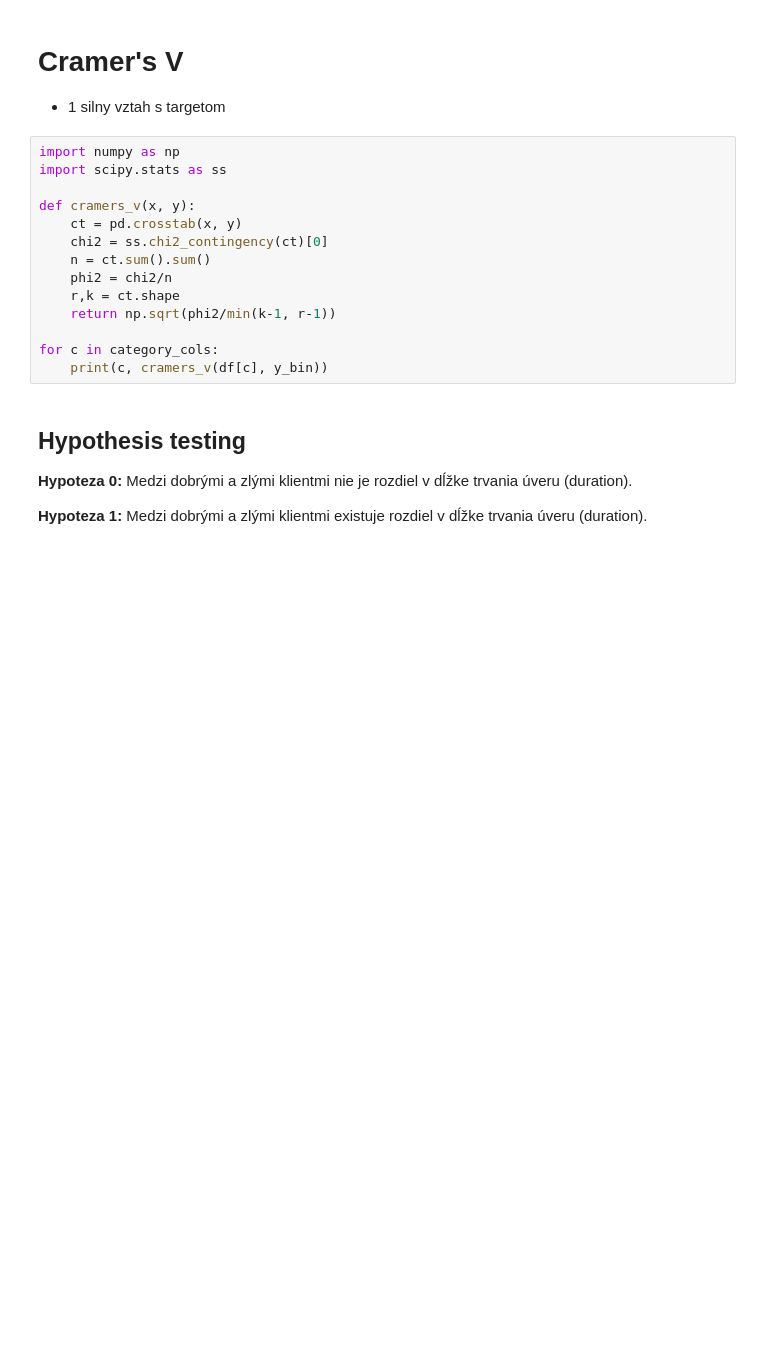
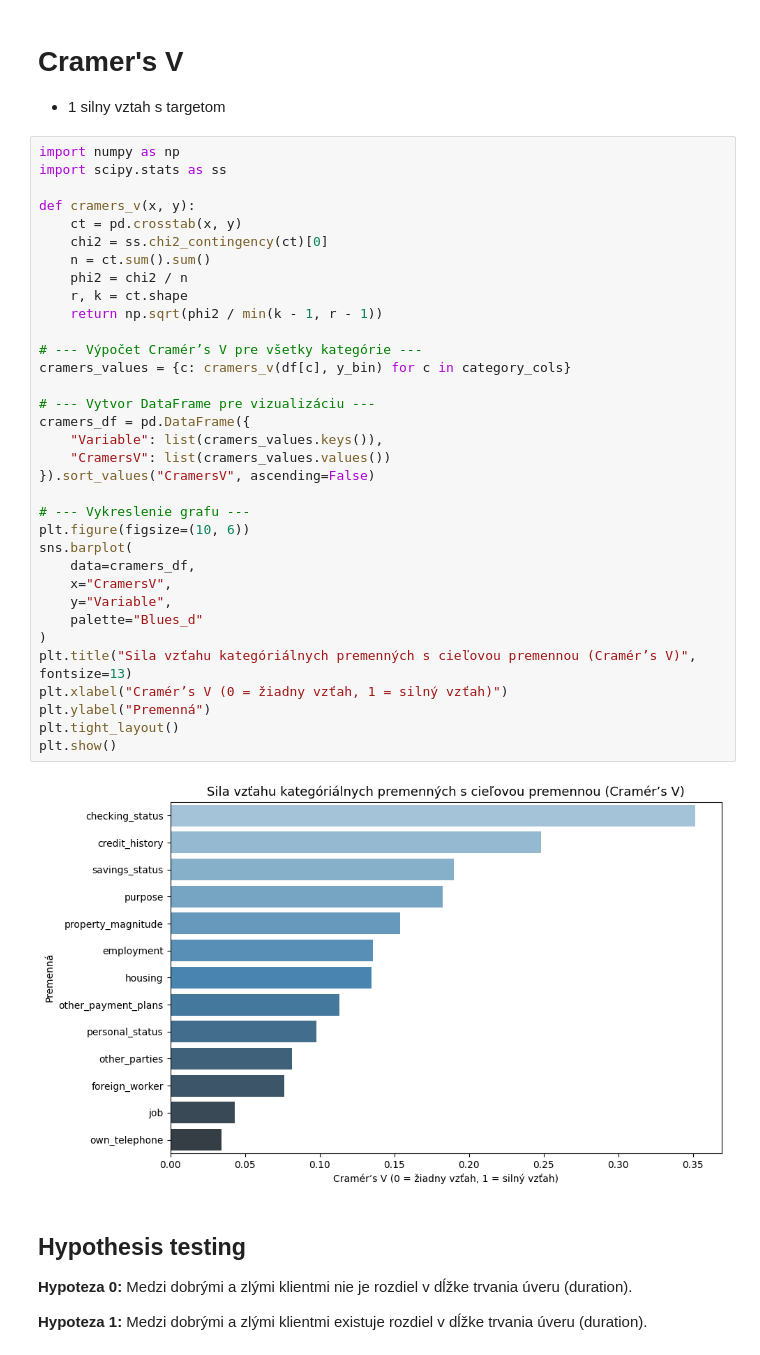
Before and after one commit to waspiix/ZNEUS_team_Stefanec-Horan, a Jupyter notebook: index.ipynb, the cells around one changed output. Cells and saved outputs as stored; diff of their text form; blank space fills up the shorter version.

```diff
--- a/index.ipynb
+++ b/index.ipynb
@@ -453,17 +453,39 @@ for col in [c for c in category_cols if c.lower().startswith(("credit", "check",
 # %%
 import numpy as np
 import scipy.stats as ss
 
 def cramers_v(x, y):
     ct = pd.crosstab(x, y)
     chi2 = ss.chi2_contingency(ct)[0]
     n = ct.sum().sum()
-    phi2 = chi2/n
-    r,k = ct.shape
-    return np.sqrt(phi2/min(k-1, r-1))
+    phi2 = chi2 / n
+    r, k = ct.shape
+    return np.sqrt(phi2 / min(k - 1, r - 1))
 
-for c in category_cols:
-    print(c, cramers_v(df[c], y_bin))
+# --- Výpočet Cramér’s V pre všetky kategórie ---
+cramers_values = {c: cramers_v(df[c], y_bin) for c in category_cols}
+
+# --- Vytvor DataFrame pre vizualizáciu ---
+cramers_df = pd.DataFrame({
+    "Variable": list(cramers_values.keys()),
+    "CramersV": list(cramers_values.values())
+}).sort_values("CramersV", ascending=False)
+
+# --- Vykreslenie grafu ---
+plt.figure(figsize=(10, 6))
+sns.barplot(
+    data=cramers_df,
+    x="CramersV",
+    y="Variable",
+    palette="Blues_d"
+)
+plt.title("Sila vzťahu kategóriálnych premenných s cieľovou premennou (Cramér’s V)", fontsize=13)
+plt.xlabel("Cramér’s V (0 = žiadny vzťah, 1 = silný vzťah)")
+plt.ylabel("Premenná")
+plt.tight_layout()
+plt.show()
+# %% [output]
+[figure, added]
 # %% [markdown]
 ## Hypothesis testing
 
```
Also changed, not shown: parts of 10 cells of this notebook.
